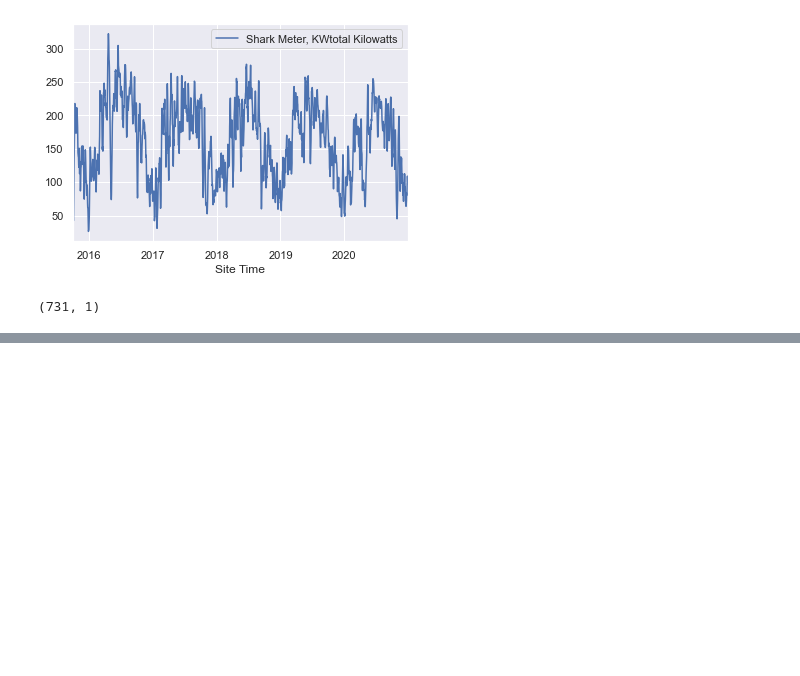
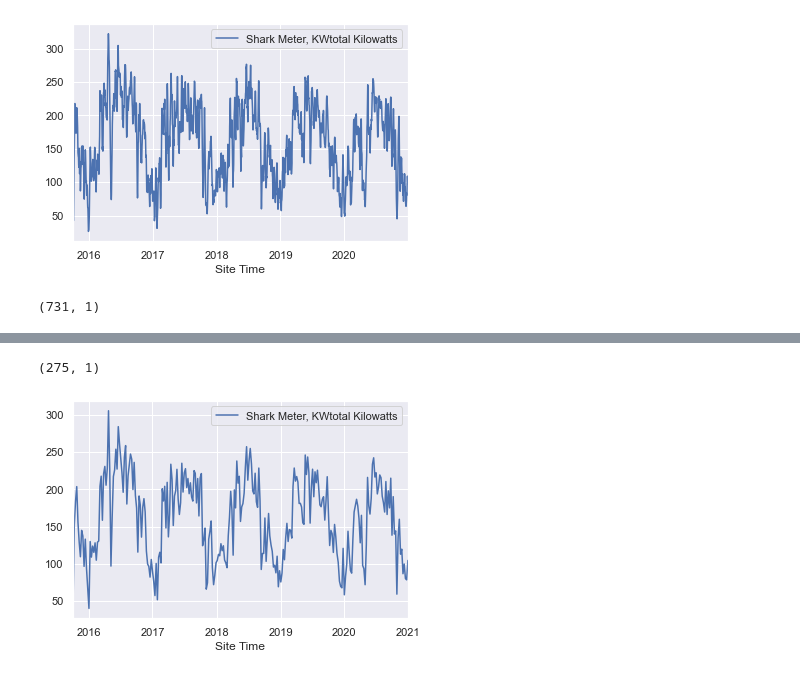
Before and after one commit to ruthcaswellsmith/Capstone---Solar-Energy, a Jupyter notebook: notebooks/Forecasting.ipynb, the cells around one changed output, grey strips where cells are left out. Saved outputs shown, nothing was run; the diff lists cells and outputs as text; code cells hidden in the pictures; blank space fills up the shorter version.

```diff
--- a/notebooks/Forecasting.ipynb
+++ b/notebooks/Forecasting.ipynb
@@ -136,0 +202,10 @@ Performing stepwise search to minimize aic
+# %%
+energy_weekly = energy_hourly_rolling_7D.resample('W').mean()
+# %%
+energy_weekly.shape
+# %% [output]
+(275, 1)
+# %%
+energy_weekly.plot();
+# %% [output]
+[figure, added]
```
Also changed, not shown: parts of 6 cells of this notebook.
